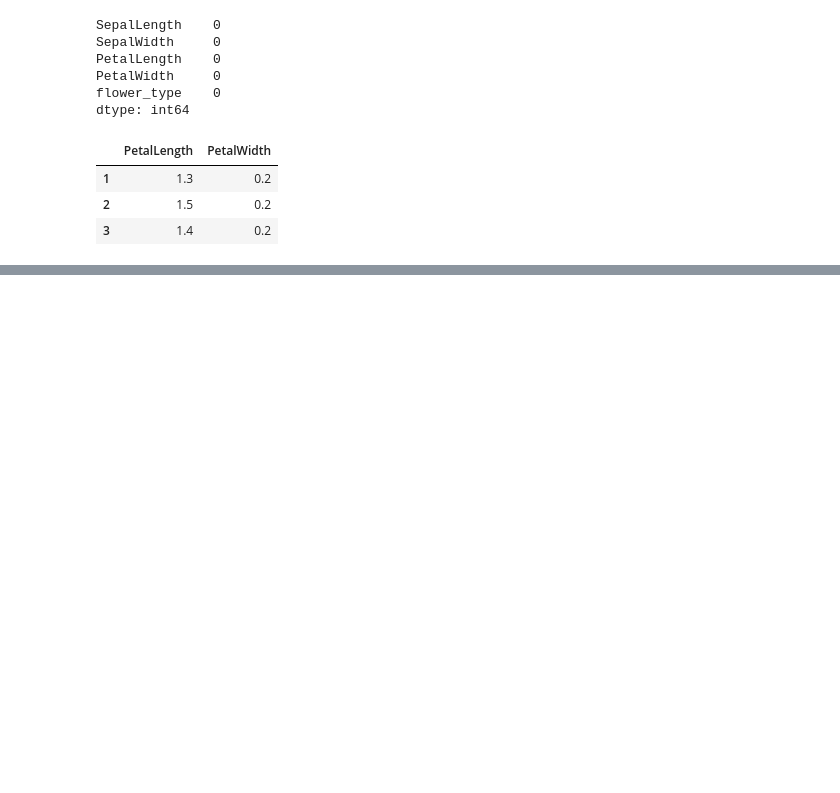
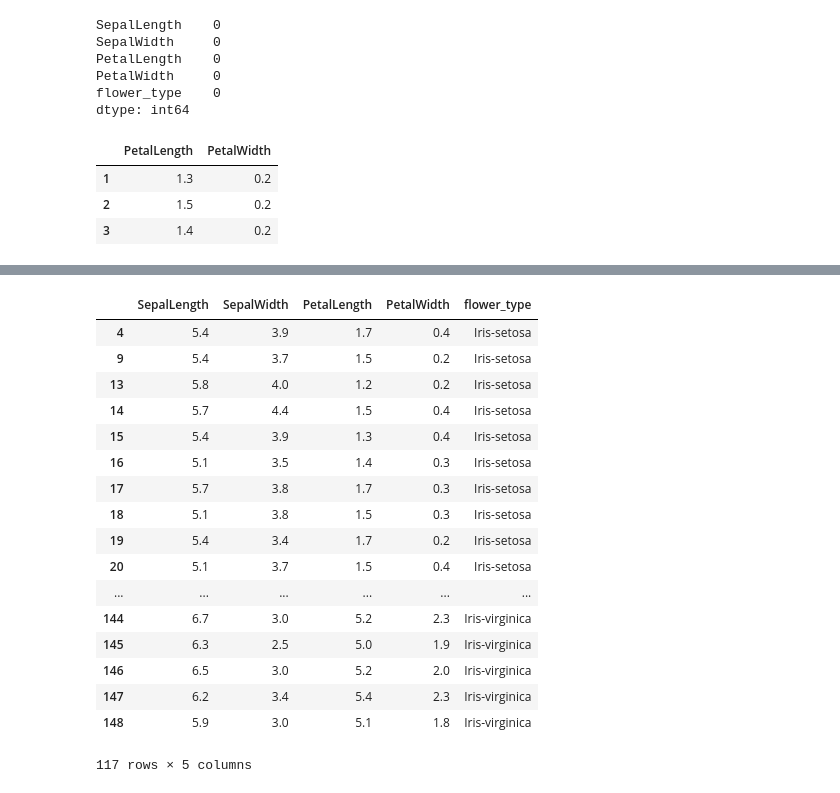
Before and after one commit to anmolkhanna93/MachileLearningPractise, a Jupyter notebook: Pandas.ipynb, the cells around one changed output, grey strips where cells are left out. Saved outputs shown, nothing was run; the diff lists cells and outputs as text; code cells hidden in the pictures; blank space fills up the shorter version.

```diff
--- a/Pandas.ipynb
+++ b/Pandas.ipynb
@@ -170,0 +177,7 @@ df.iloc[1:4,2:4]#rows 1,2 and 3 and colums 2 and 3
+# %%
+# deleting some rows. Here we are droping by labels
+a = df.drop(0) #doing just df.drop() wont reflect the changes as drop function makes a new copy of the dataset with the 0th row removes
+a.head()
+# to reflect changes in df itself
+df.drop(0,inplace = True)
+df.head()
@@ -170,0 +251,21 @@ df.iloc[1:4,2:4]#rows 1,2 and 3 and colums 2 and 3
+# %%
+df[df.SepalLength > 5] # only rows with SepalLength >5
+# %% [output]
+|  | SepalLength | SepalWidth | PetalLength | PetalWidth | flower_type |
+| 4 | 5.4 | 3.9 | 1.7 | 0.4 | Iris-setosa |
+| 9 | 5.4 | 3.7 | 1.5 | 0.2 | Iris-setosa |
+| 13 | 5.8 | 4.0 | 1.2 | 0.2 | Iris-setosa |
+| 14 | 5.7 | 4.4 | 1.5 | 0.4 | Iris-setosa |
+| 15 | 5.4 | 3.9 | 1.3 | 0.4 | Iris-setosa |
+| 16 | 5.1 | 3.5 | 1.4 | 0.3 | Iris-setosa |
+| 17 | 5.7 | 3.8 | 1.7 | 0.3 | Iris-setosa |
+| 18 | 5.1 | 3.8 | 1.5 | 0.3 | Iris-setosa |
+| 19 | 5.4 | 3.4 | 1.7 | 0.2 | Iris-setosa |
+| 20 | 5.1 | 3.7 | 1.5 | 0.4 | Iris-setosa |
+| ... | ... | ... | ... | ... | ... |
+| 144 | 6.7 | 3.0 | 5.2 | 2.3 | Iris-virginica |
+| 145 | 6.3 | 2.5 | 5.0 | 1.9 | Iris-virginica |
+| 146 | 6.5 | 3.0 | 5.2 | 2.0 | Iris-virginica |
+| 147 | 6.2 | 3.4 | 5.4 | 2.3 | Iris-virginica |
+| 148 | 5.9 | 3.0 | 5.1 | 1.8 | Iris-virginica |
+117 rows × 5 columns
```
Also changed, not shown: parts of 29 cells of this notebook.
